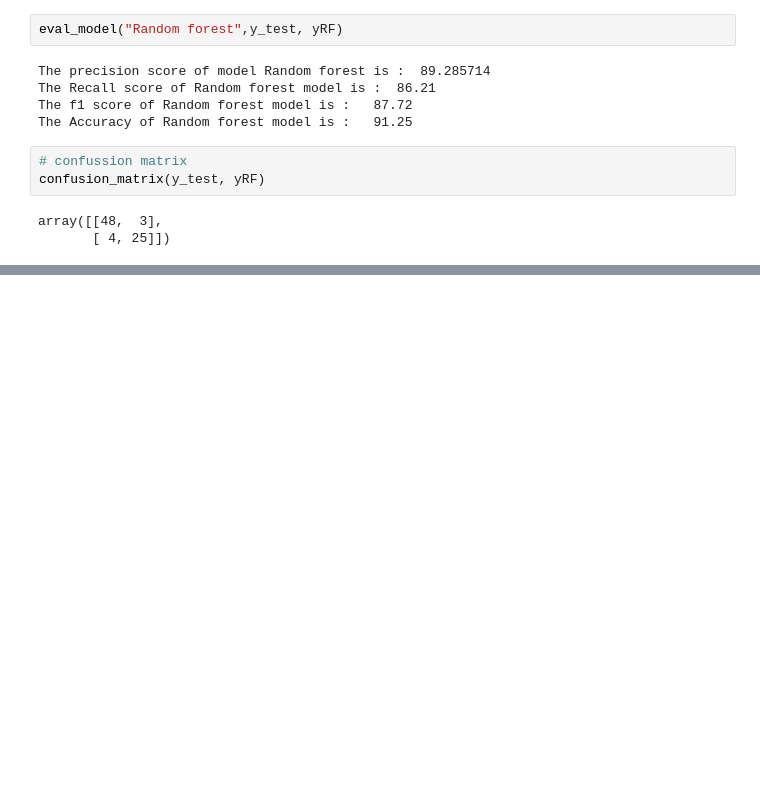
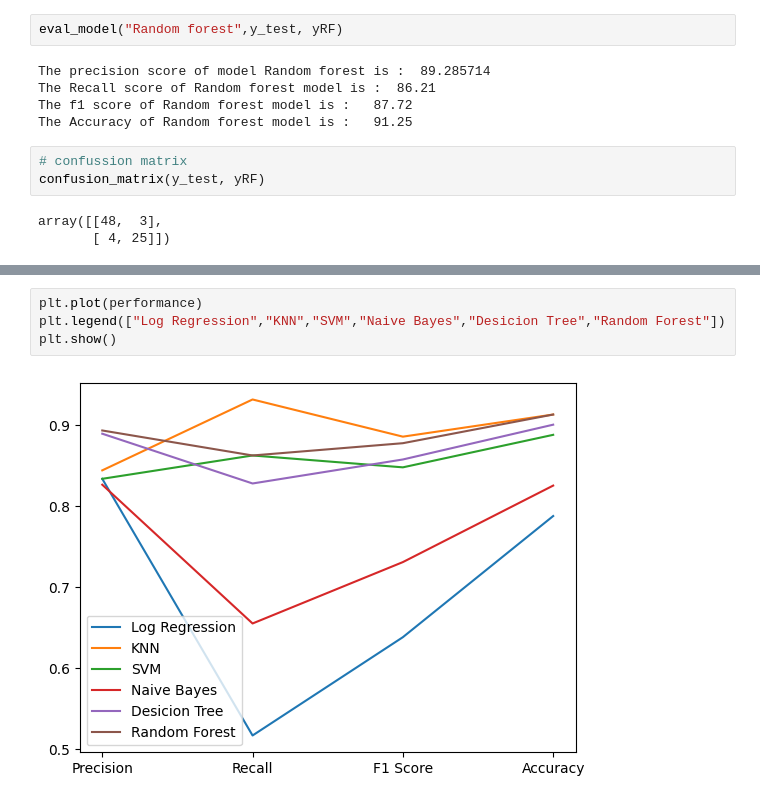
Before and after one commit to kumar291098/SUV_Car_purchesing_predicttion, a Jupyter notebook: SUV_Car_purchesing.ipynb, the cells around one changed output, grey strips where cells are left out. Saved outputs shown, nothing was run; the diff lists cells and outputs as text; blank space fills up the shorter version.

```diff
--- a/SUV_Car_purchesing.ipynb
+++ b/SUV_Car_purchesing.ipynb
@@ -523,0 +596,6 @@ array([[48,  3],
+# %%
+plt.plot(performance)
+plt.legend(["Log Regression","KNN","SVM","Naive Bayes","Desicion Tree","Random Forest"])
+plt.show()
+# %% [output]
+[figure, added]
```
Also changed, not shown: parts of 6 cells of this notebook.
